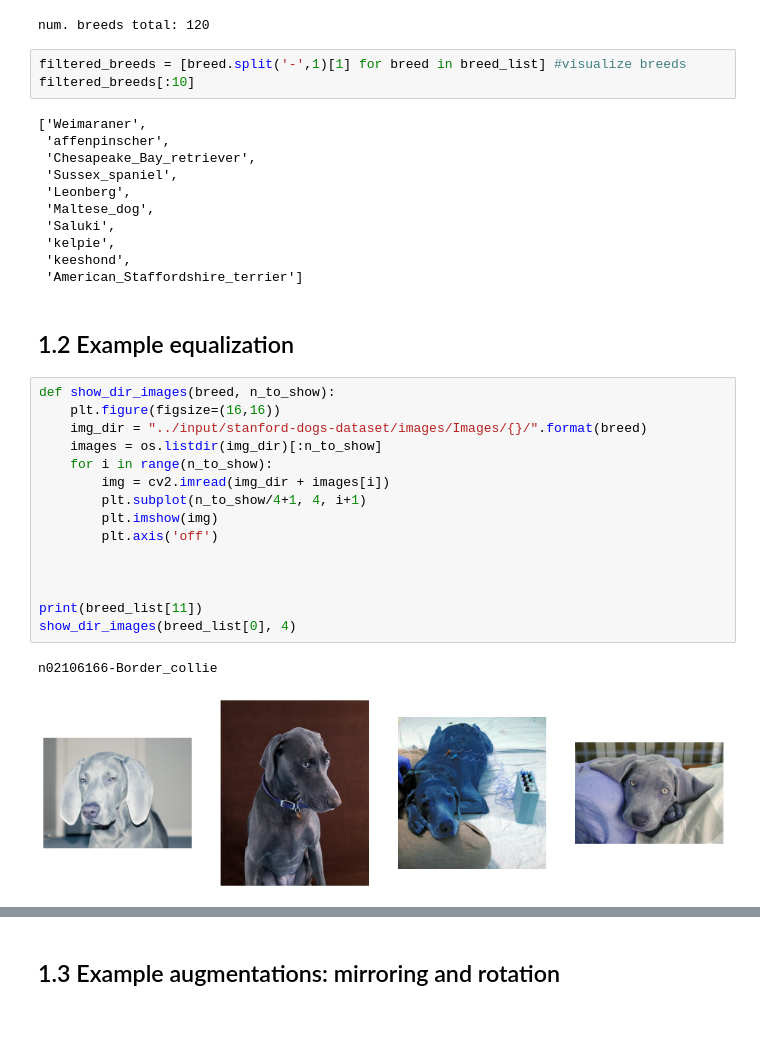
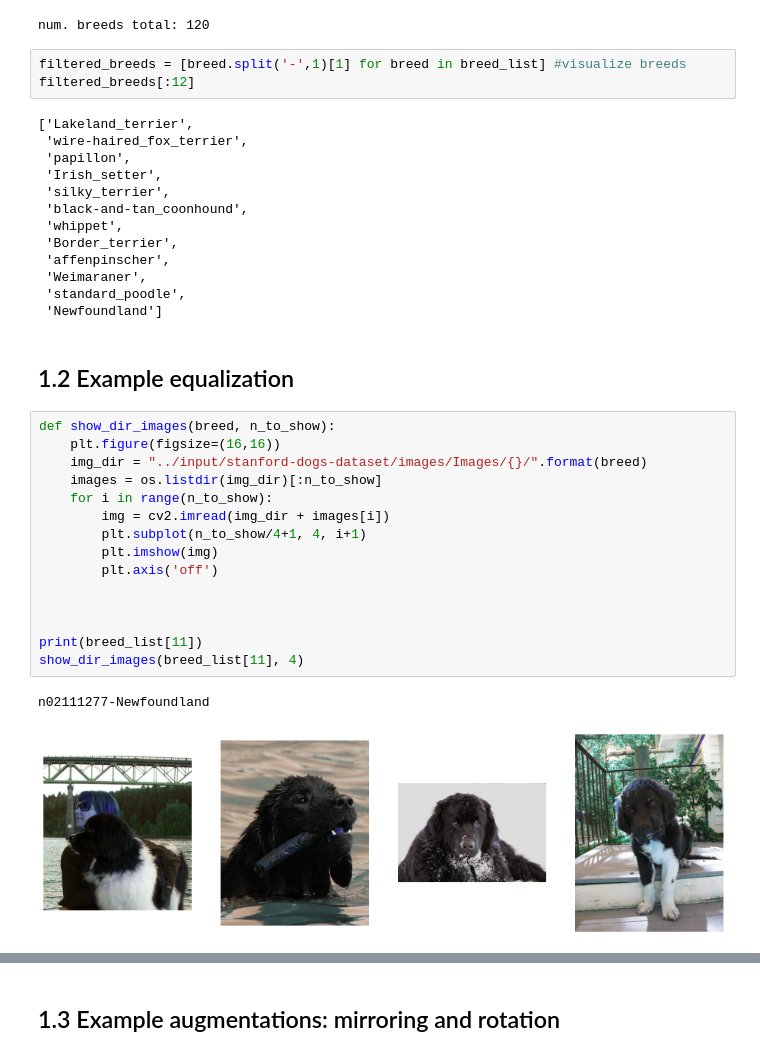
Before and after one commit to opsabarsec/Dog-pictures-classification-by-Deep-Learning, a Jupyter notebook: notebooks/Stanford_dogs_classifier_part1.ipynb, the cells around one changed output, grey strips where cells are left out. Drawn from its saved outputs; the diff is of its cells as text; blank space fills up the shorter version.

```diff
--- a/notebooks/Stanford_dogs_classifier_part1.ipynb
+++ b/notebooks/Stanford_dogs_classifier_part1.ipynb
@@ -73,38 +77,40 @@ print("num. breeds total:", len(breed_list))
 num. breeds total: 120
 # %%
 filtered_breeds = [breed.split('-',1)[1] for breed in breed_list] #visualize breeds
-filtered_breeds[:10]
+filtered_breeds[:12]
 # %% [output]
-['Weimaraner',
+['Lakeland_terrier',
+ 'wire-haired_fox_terrier',
+ 'papillon',
+ 'Irish_setter',
+ 'silky_terrier',
+ 'black-and-tan_coonhound',
+ 'whippet',
+ 'Border_terrier',
  'affenpinscher',
- 'Chesapeake_Bay_retriever',
- 'Sussex_spaniel',
- 'Leonberg',
- 'Maltese_dog',
- 'Saluki',
- 'kelpie',
- 'keeshond',
- 'American_Staffordshire_terrier']
+ 'Weimaraner',
+ 'standard_poodle',
+ 'Newfoundland']
 # %% [markdown]
 ## 1.2 Example equalization
 # %%
 def show_dir_images(breed, n_to_show):
     plt.figure(figsize=(16,16))
     img_dir = "../input/stanford-dogs-dataset/images/Images/{}/".format(breed)
     images = os.listdir(img_dir)[:n_to_show]
     for i in range(n_to_show):
         img = cv2.imread(img_dir + images[i])
         plt.subplot(n_to_show/4+1, 4, i+1)
         plt.imshow(img)
         plt.axis('off')
 
 
 
 print(breed_list[11])
-show_dir_images(breed_list[0], 4)
+show_dir_images(breed_list[11], 4)
 # %% [output]
-n02106166-Border_collie
+n02111277-Newfoundland
-[figure, old version]
+[figure, new version]
 # %%
 img_dir = "../input/stanford-dogs-dataset/images/Images/{}/".format(breed_list[11])
 images = os.listdir(img_dir)[:12]
```
Also changed, not shown: parts of 63 cells of this notebook, 9 other files.
